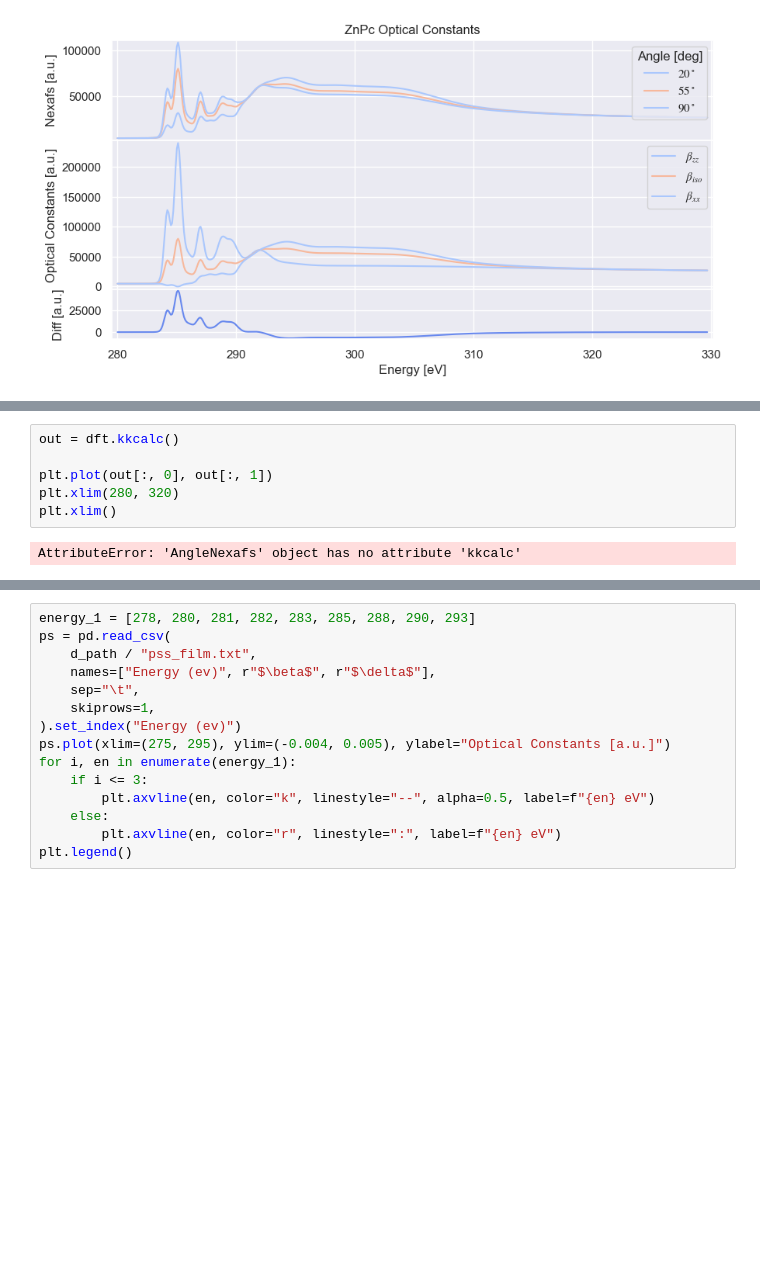
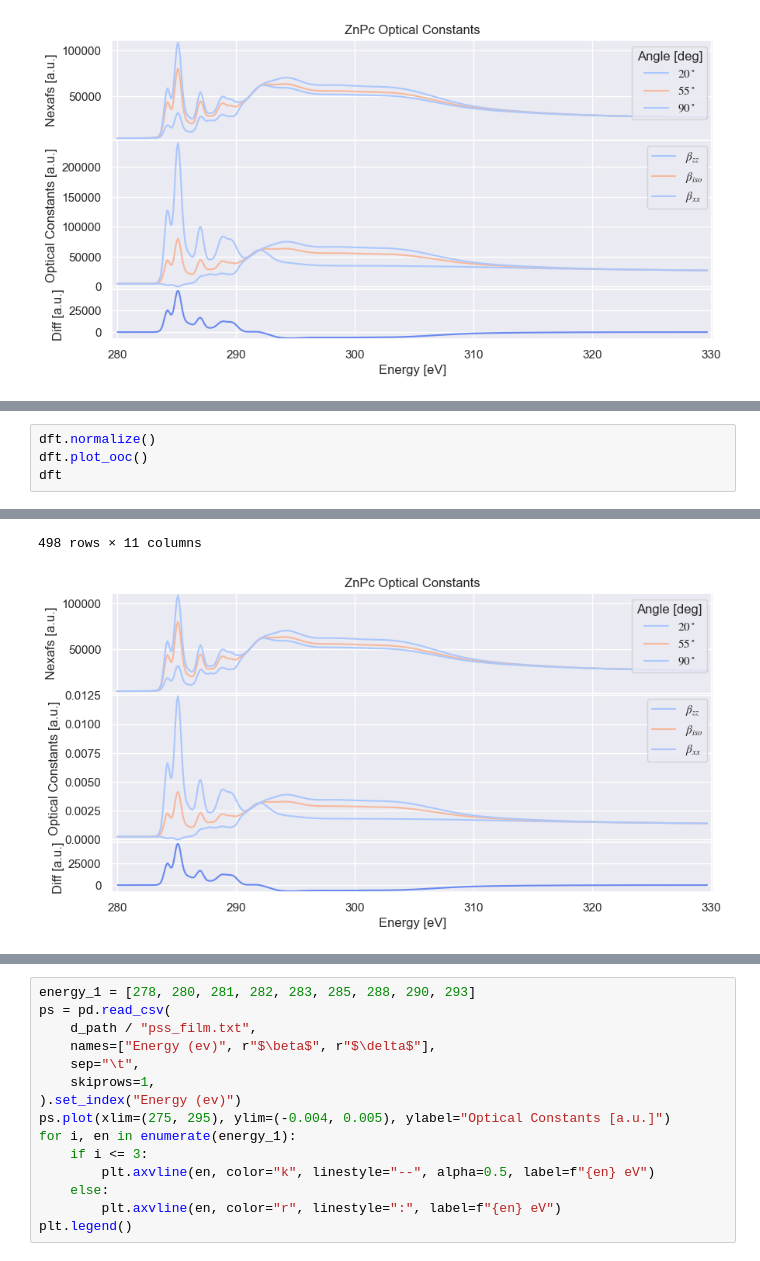
Before and after one commit to WSU-Carbon-Lab/pyref, a Jupyter notebook: docs/RoomTempFitting.ipynb, the cells around one changed output, grey strips where cells are left out. Saved outputs shown, nothing was run; the diff lists cells and outputs as text; blank space fills up the shorter version.

```diff
--- a/docs/RoomTempFitting.ipynb
+++ b/docs/RoomTempFitting.ipynb
@@ -231,8 +109,5 @@ class AngleResNexafs(pd.DataFrame):
-# %%
-out = dft.kkcalc()
-
-plt.plot(out[:, 0], out[:, 1])
-plt.xlim(280, 320)
-plt.xlim()
-# %% [output]
-AttributeError: 'AngleNexafs' object has no attribute 'kkcalc'
+# %%
+dft.normalize()
+dft.plot_ooc()
+dft
+# %% [output]
@@ -238,0 +127,2 @@ AttributeError: 'AngleNexafs' object has no attribute 'kkcalc'
+498 rows × 11 columns
+[figure, added]
```
Also changed, not shown: parts of 7 cells of this notebook.
